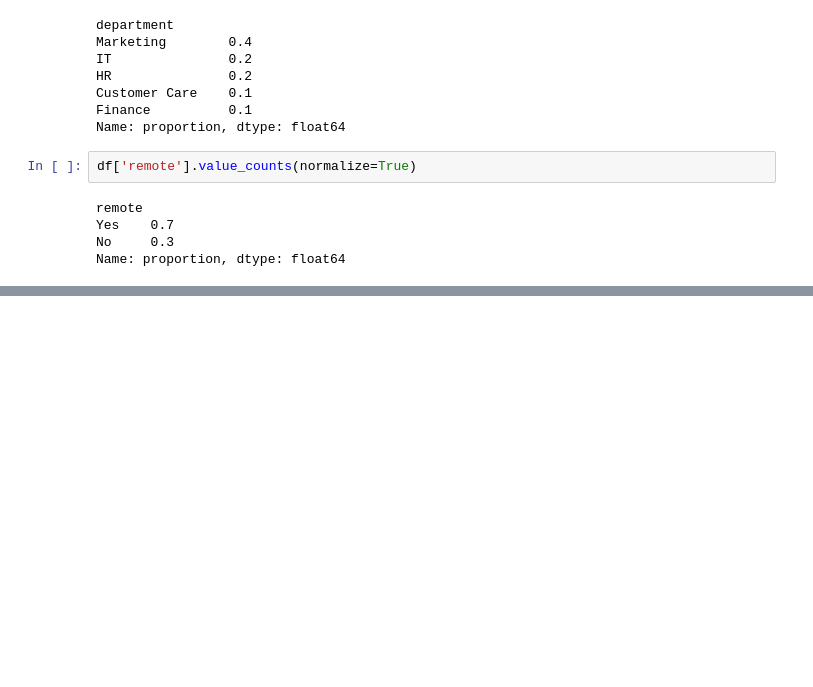
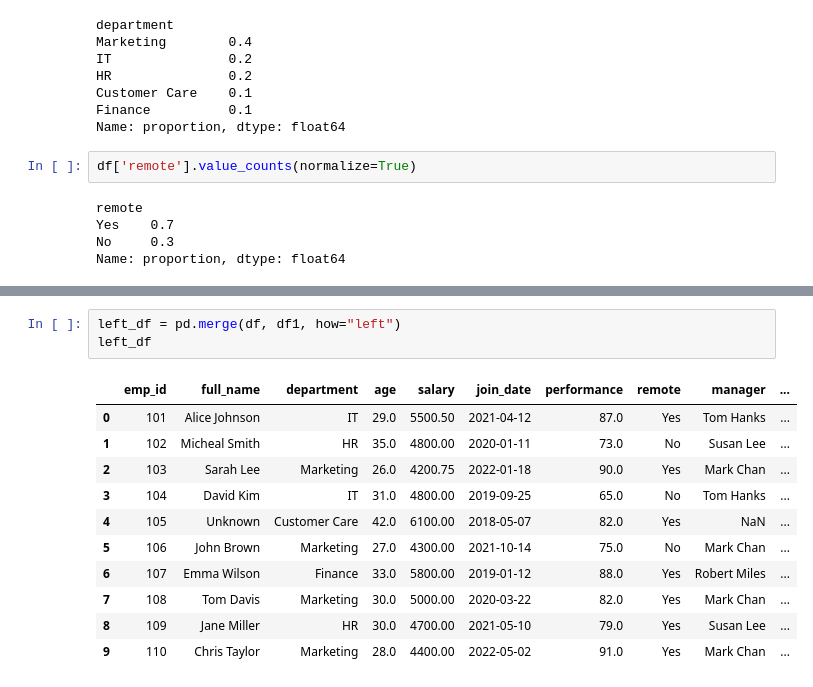
Before and after one commit to Pretty-Towsen/data-analysis-class, a Jupyter notebook: employee_analysis.ipynb, the cells around one changed output, grey strips where cells are left out. Drawn from its saved outputs; the diff is of its cells as text; blank space fills up the shorter version.

```diff
--- a/employee_analysis.ipynb
+++ b/employee_analysis.ipynb
@@ -774,0 +849,15 @@ Name: proportion, dtype: float64
+# %%
+left_df = pd.merge(df, df1, how="left")
+left_df
+# %% [output]
+|  | emp_id | full_name | department | age | salary | join_date | performance | remote | manager | ... |
+| 0 | 101 | Alice Johnson | IT | 29.0 | 5500.50 | 2021-04-12 | 87.0 | Yes | Tom Hanks | ... |
+| 1 | 102 | Micheal Smith | HR | 35.0 | 4800.00 | 2020-01-11 | 73.0 | No | Susan Lee | ... |
+| 2 | 103 | Sarah Lee | Marketing | 26.0 | 4200.75 | 2022-01-18 | 90.0 | Yes | Mark Chan | ... |
+| 3 | 104 | David Kim | IT | 31.0 | 4800.00 | 2019-09-25 | 65.0 | No | Tom Hanks | ... |
+| 4 | 105 | Unknown | Customer Care | 42.0 | 6100.00 | 2018-05-07 | 82.0 | Yes | NaN | ... |
+| 5 | 106 | John Brown | Marketing | 27.0 | 4300.00 | 2021-10-14 | 75.0 | No | Mark Chan | ... |
+| 6 | 107 | Emma Wilson | Finance | 33.0 | 5800.00 | 2019-01-12 | 88.0 | Yes | Robert Miles | ... |
+| 7 | 108 | Tom Davis | Marketing | 30.0 | 5000.00 | 2020-03-22 | 82.0 | Yes | Mark Chan | ... |
+| 8 | 109 | Jane Miller | HR | 30.0 | 4700.00 | 2021-05-10 | 79.0 | Yes | Susan Lee | ... |
+| 9 | 110 | Chris Taylor | Marketing | 28.0 | 4400.00 | 2022-05-02 | 91.0 | Yes | Mark Chan | ... |
```
Also changed, not shown: parts of 8 cells of this notebook, 1 other file.
